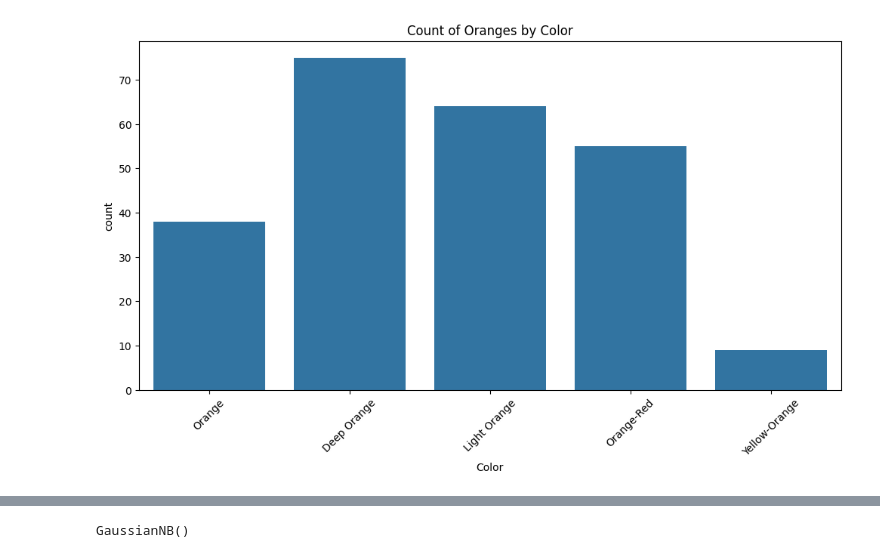
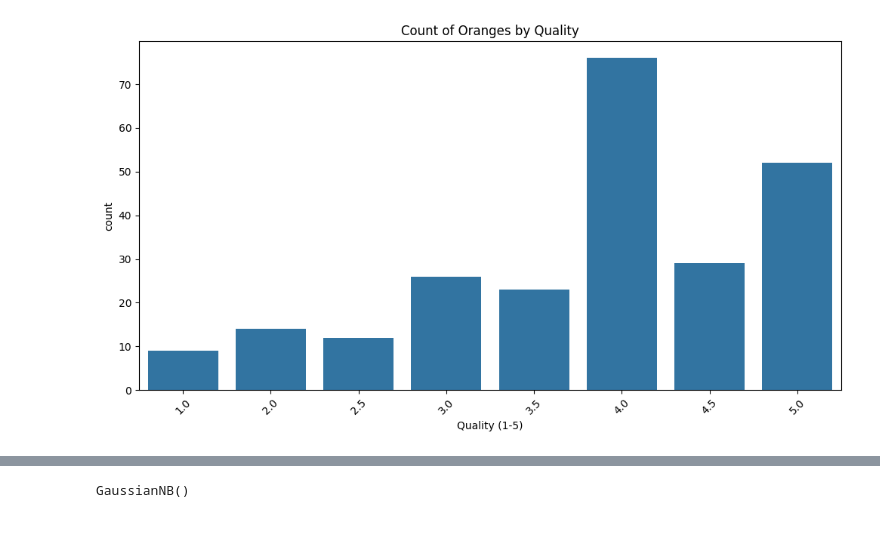
Before and after one commit to Fhanafii/Klasifikasi-NaiveBayes-menggunakan-dataset-Jeruk, a Jupyter notebook: Naive_bayes_dataset_jeruk.ipynb, the cells around one changed output, grey strips where cells are left out. Saved outputs shown, nothing was run; the diff lists cells and outputs as text; code cells hidden in the pictures; blank space fills up the shorter version.

Commit message:
Perbaikan dengan kelas kualitas jeruk yang tidak muncul

```diff
--- a/Naive_bayes_dataset_jeruk.ipynb
+++ b/Naive_bayes_dataset_jeruk.ipynb
@@ -34,12 +39,12 @@ jeruk_ds
 241 rows × 11 columns
 # %%
 plt.figure(figsize=(12, 6))
-sns.countplot(x="Color", data=jeruk_ds)
-plt.title("Count of Oranges by Color")
+sns.countplot(x="Quality (1-5)", data=jeruk_ds)
+plt.title("Count of Oranges by Quality")
 plt.xticks(rotation=45)
 plt.show()
 # %% [output]
-[figure, old version]
+[figure, new version]
 # %%
 # Encode variabel kategori
 le = LabelEncoder()
```
Also changed, not shown: parts of 11 cells of this notebook.
